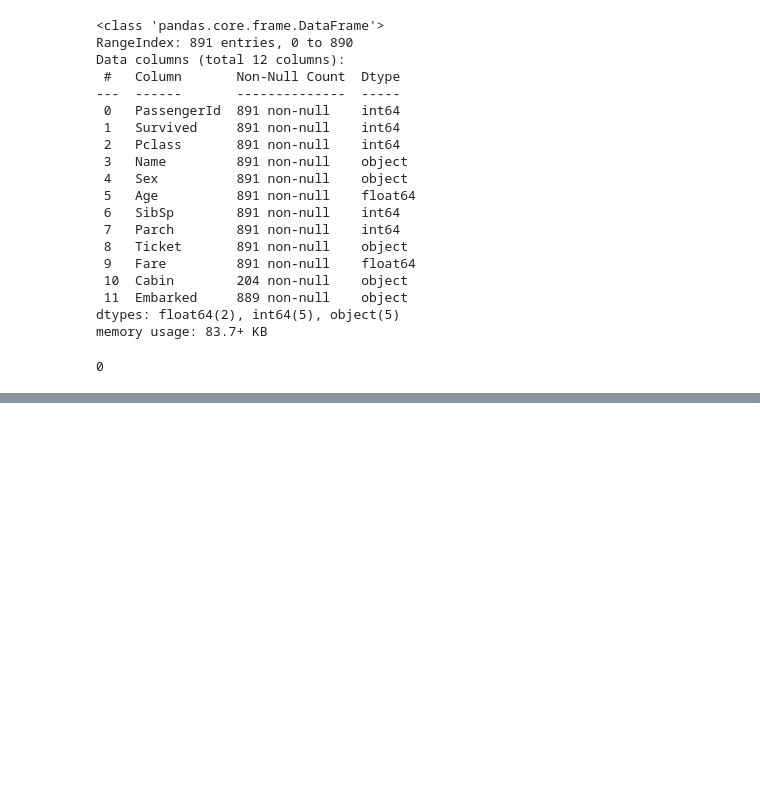
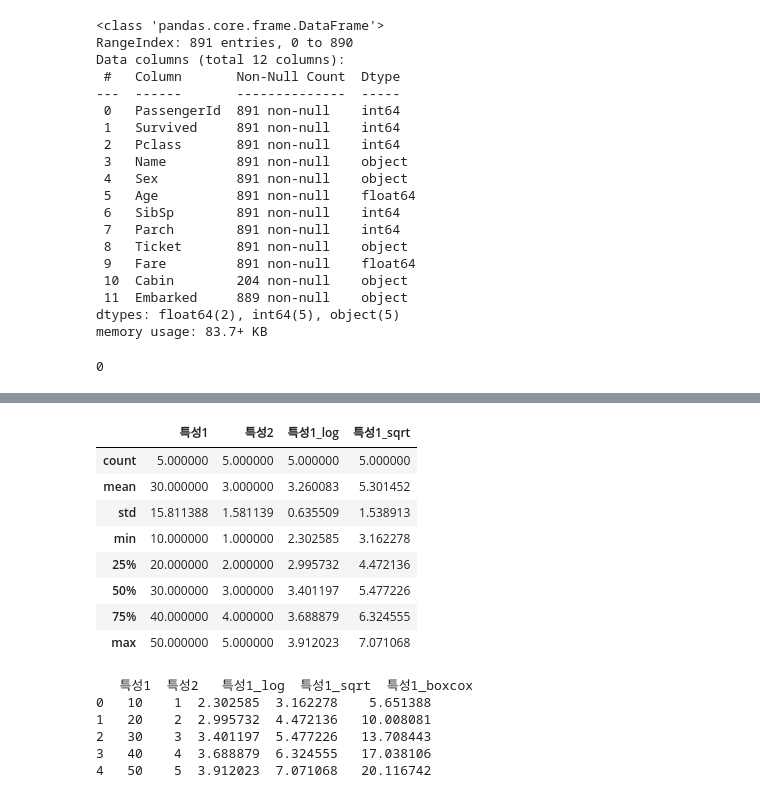
Before and after one commit to su2708/SpartaCodingClub, a Jupyter notebook: sparta2/preprocess_practice.ipynb, the cells around one changed output, grey strips where cells are left out. Saved outputs shown, nothing was run; the diff lists cells and outputs as text; code cells hidden in the pictures; blank space fills up the shorter version.

Commit message:
Update preprocess_practice.ipynb
데이터 정규화와 표준화, 비선형변환

```diff
--- a/sparta2/preprocess_practice.ipynb
+++ b/sparta2/preprocess_practice.ipynb
@@ -254,0 +257,15 @@ outliers
+# %%
+import pandas as pd
+from sklearn.preprocessing import MinMaxScaler
+
+# 예시 데이터프레임 생성
+data = {
+    '특성1': [10, 20, 30, 40, 50],
+    '특성2': [1, 2, 3, 4, 5]
+}
+df = pd.DataFrame(data)
+
+# Min-Max 정규화
+scaler = MinMaxScaler()
+normalized_df = pd.DataFrame(scaler.fit_transform(df), columns=df.columns)
+print(normalized_df)
@@ -254,0 +345,6 @@ outliers
+# %%
+import numpy as np
+
+# 로그 변환
+df['특성1_log'] = np.log(df['특성1'])
+df.describe()
@@ -254,0 +361,27 @@ outliers
+# %%
+# 제곱근 변환
+df['특성1_sqrt'] = np.sqrt(df['특성1'])
+df.describe()
+# %% [output]
+|  | 특성1 | 특성2 | 특성1_log | 특성1_sqrt |
+| count | 5.000000 | 5.000000 | 5.000000 | 5.000000 |
+| mean | 30.000000 | 3.000000 | 3.260083 | 5.301452 |
+| std | 15.811388 | 1.581139 | 0.635509 | 1.538913 |
+| min | 10.000000 | 1.000000 | 2.302585 | 3.162278 |
+| 25% | 20.000000 | 2.000000 | 2.995732 | 4.472136 |
+| 50% | 30.000000 | 3.000000 | 3.401197 | 5.477226 |
+| 75% | 40.000000 | 4.000000 | 3.688879 | 6.324555 |
+| max | 50.000000 | 5.000000 | 3.912023 | 7.071068 |
+# %%
+from scipy.stats import boxcox
+
+# 박스-콕스 변환
+df['특성1_boxcox'], _ = boxcox(df['특성1'])
+print(df)
+# %% [output]
+   특성1  특성2   특성1_log  특성1_sqrt  특성1_boxcox
+0   10    1  2.302585  3.162278    5.651388
+1   20    2  2.995732  4.472136   10.008081
+2   30    3  3.401197  5.477226   13.708443
+3   40    4  3.688879  6.324555   17.038106
+4   50    5  3.912023  7.071068   20.116742
```
Also changed, not shown: parts of 10 cells of this notebook.
